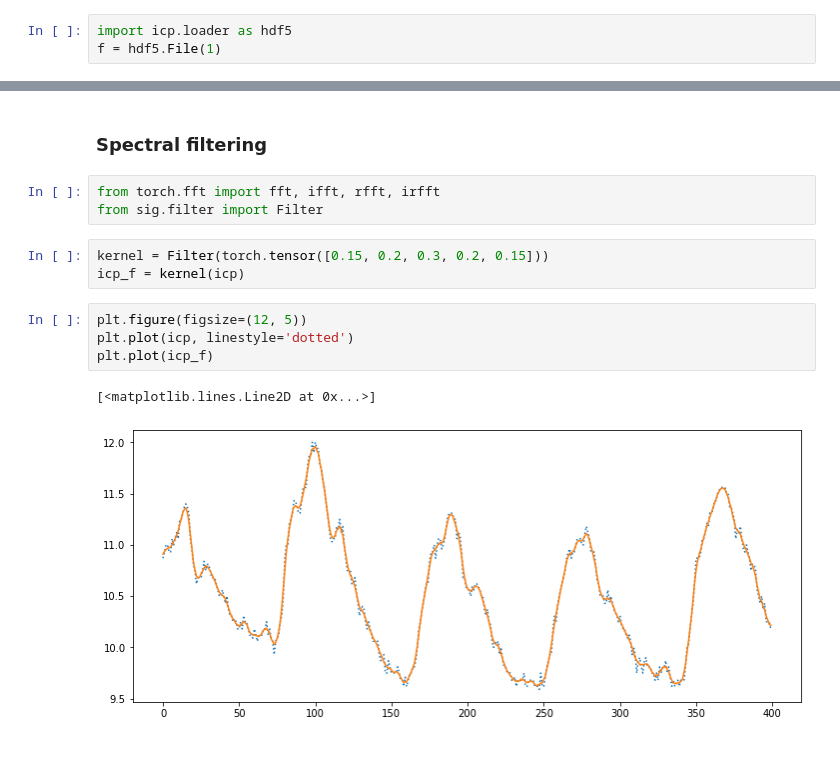
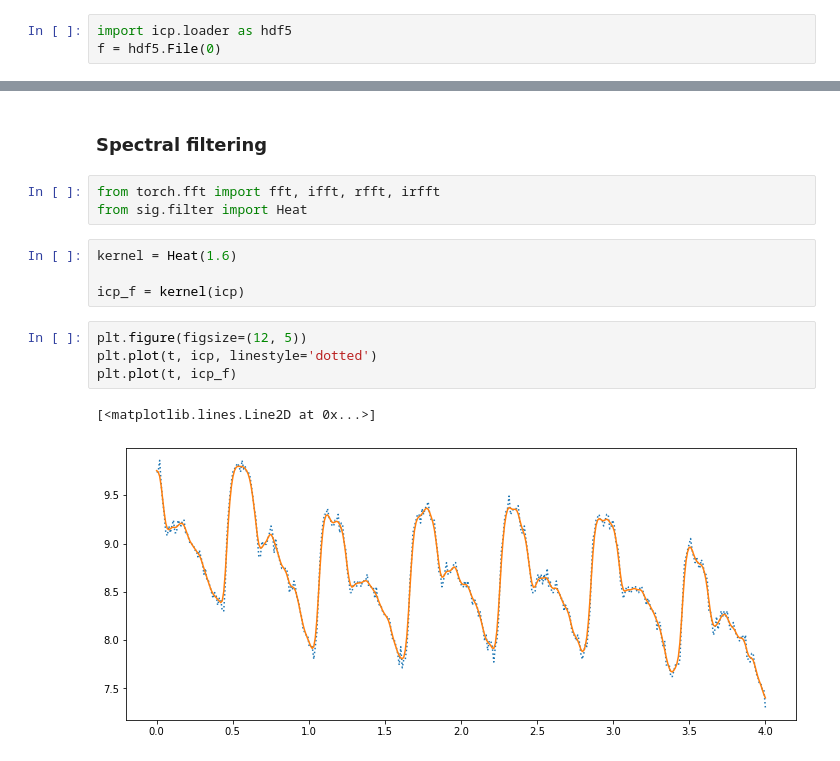
Before and after one commit to opeltre/revert, a Jupyter notebook: notebooks/icp.ipynb, the cells around one changed output, grey strips where cells are left out. Cells and saved outputs as stored; diff of their text form.

Commit message:
:zap: add heat filter

```diff
--- a/notebooks/icp.ipynb
+++ b/notebooks/icp.ipynb
@@ -11,7 +11,7 @@ Intracranial pressure (ICP) is measured by lumbar puncture during infusion tests
 ### Reading infusion tests
 # %%
 import icp.loader as hdf5
-f = hdf5.File(1)
+f = hdf5.File(0)
 # %%
 N = 400
 fs = 100
@@ -29,14 +29,15 @@ print(f'> loaded {N} points at 100 Hz:')
 ### Spectral filtering
 # %%
 from torch.fft import fft, ifft, rfft, irfft
-from sig.filter import Filter
+from sig.filter import Heat
-# %%
-kernel = Filter(torch.tensor([0.15, 0.2, 0.3, 0.2, 0.15]))
-icp_f = kernel(icp)
+# %%
+kernel = Heat(1.6)
+
+icp_f = kernel(icp)
 # %%
 plt.figure(figsize=(12, 5))
-plt.plot(icp, linestyle='dotted')
-plt.plot(icp_f)
+plt.plot(t, icp, linestyle='dotted')
+plt.plot(t, icp_f)
 # %% [output]
 [<matplotlib.lines.Line2D at 0x...>]
-[figure, old version]
+[figure, new version]
```
Also changed, not shown: parts of 4 cells of this notebook, 1 other file.
